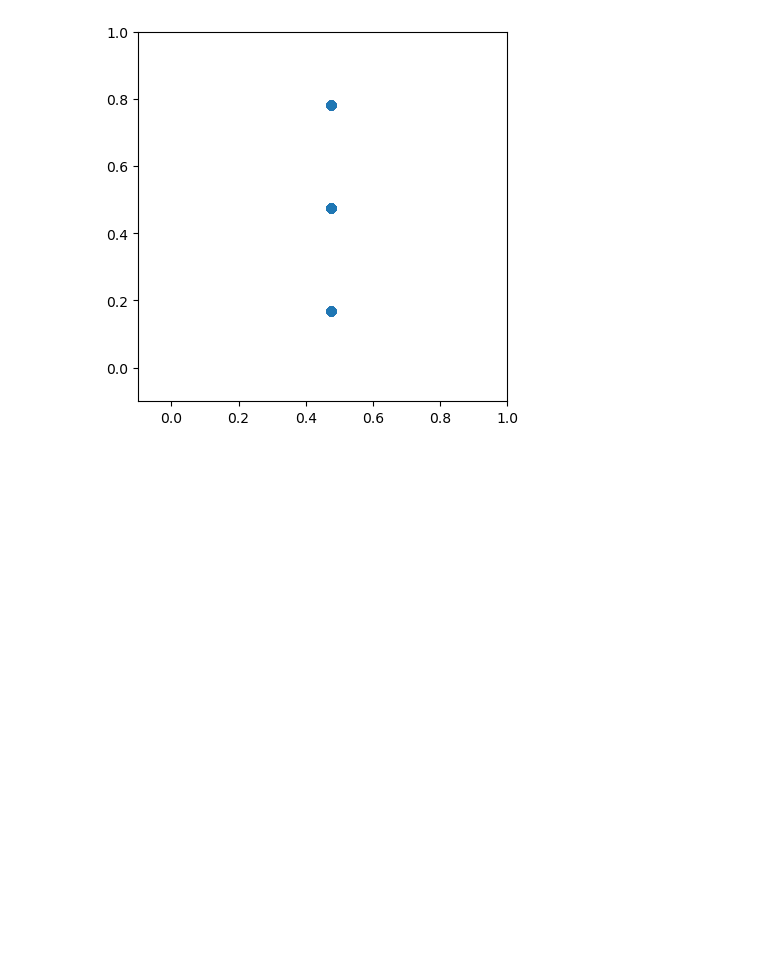
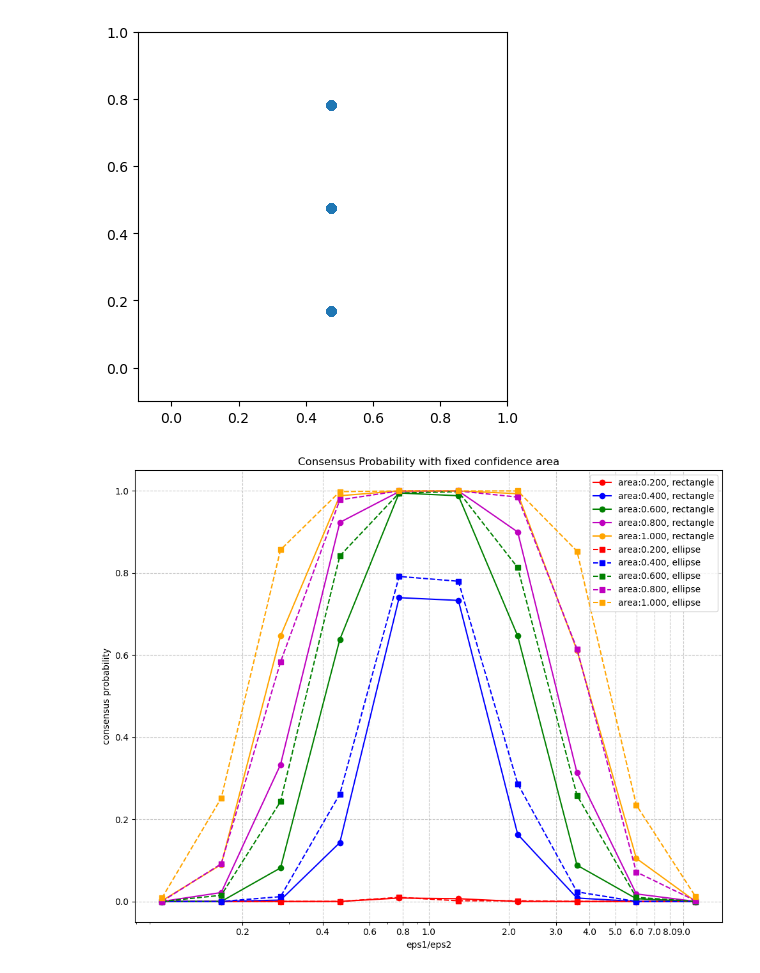
Before and after one commit to ash00748/Hegselmann-Krause-project, a Jupyter notebook: 2d HK/2dHK_confidence_forms.ipynb, the cells around one changed output. Saved outputs shown, nothing was run; the diff lists cells and outputs as text; code cells hidden in the pictures; blank space fills up the shorter version.

```diff
--- a/2d HK/2dHK_confidence_forms.ipynb
+++ b/2d HK/2dHK_confidence_forms.ipynb
@@ -403,0 +439,5 @@ draw_HK_2D_simulation(res_arr,N=N, R=(round(R[0], 3), round(R[1], 3)),text=f'{ro
+# %%
+for s in area_map.keys():
+    arr = area_map[s]
+    if len(arr)>2:
+        print(s, arr)
@@ -405,3 +521,13 @@ draw_HK_2D_simulation(res_arr,N=N, R=(round(R[0], 3), round(R[1], 3)),text=f'{ro
 animate_HK_2D_simulation(res_arr, f"{round_nei.__name__}.gif")
 # %% [output]
 [figure]
+# %%
+def rectangle_generate_eps1_eps2(s, k):
+    # s: target area
+    # k: eps1/eps2
+    return np.sqrt(k*s)/2, np.sqrt(s/k)/2
+
+def ellipse_generate_eps1_eps2(s, k):
+    # s: target area
+    # k: eps1/eps2
+    return np.sqrt(k*s/np.pi), np.sqrt(s/(np.pi*k))
@@ -407,0 +546,3 @@ animate_HK_2D_simulation(res_arr, f"{round_nei.__name__}.gif")
+# %%
+areas = np.linspace(0.2, 1.0, 5)
+fraction = np.logspace(-1, 1, 10)
@@ -407,0 +619,72 @@ animate_HK_2D_simulation(res_arr, f"{round_nei.__name__}.gif")
+# %%
+import pandas as pd
+import matplotlib.ticker as ticker
+import matplotlib.pyplot as plt
+import adjustText
+import textalloc as ta
+import numpy as np
+import matplotlib as mpl
+
+# Your list of points
+R_arrays = np.array([R_array_rec, R_array_eli])
+names = ["rectangle", "ellipse"]
+area_coefs = [4, np.pi]
+markers = ["-o", "--s"]
+n_areas = areas.shape[0]
+colors_arrays = [
+   ['r', 'b', 'g', 'm', 'orange'],
+   ['r', 'b', 'g', 'm', 'orange']
+]
+n_area_points = R_arrays.shape[1] // n_areas
+ax = plt.figure(figsize=(10, 8))
+color_counter = 0
+for shape_type in [0, 1]:
+    name = names[shape_type]
+    pts = R_arrays[shape_type]
+    coef = area_coefs[shape_type]
+    marker = markers[shape_type]
+    colors = colors_arrays[shape_type]
+    df = consensus_data.query('N == @N and confidence == @name')
+    texts=[]
+
+    for area_id in range(n_areas):
+        points = pts[area_id * n_area_points:(area_id + 1) * n_area_points]
+        color = colors[color_counter % len(colors)]
+        color_counter += 1
+        consensus_values = []
+        # Find matching values in the dataframe
+        for eps1, eps2 in points:
+            # Find the matching row in dataframe d
+            mask = (df['eps1'] == eps1) & (df['eps2'] == eps2)
+            if any(mask):
+                consensus_values.append(df[mask]['consensus_probabity'].values[0]/df[mask]['simulation_count'].values[0])
+            else:
+                print(f"No match found for eps1={eps1}, eps2={eps2}")
+        area = points[0][0] * points[0][1]
+        # Create the plot
+        plt.plot([p[0] / p[1] for p in points], consensus_values, marker, label=f"area:{area*coef:.3f}, {name}", color = color)
+        # ax.plot3D([p[0] for p in points], [p[1] for p in points], consensus_values, marker='o', label=f"area:{square}")
+
+    #     for i,((eps1, eps2), cons_prob) in enumerate(zip(points, consensus_values)):
+    #         text = plt.text(eps1 / eps2, cons_prob,
+    #                 f'({eps1}, {eps2})', color=color)
+    #         texts.append(text)
+
+
+    # adjustText.adjust_text(texts, arrowprops=dict(arrowstyle="->", color='k', lw=1, alpha=0.5), avoid_self=False)
+    # Add labels and title
+plt.xlabel('eps1/eps2')
+plt.xscale('log')
+# plt.xticks(np.arange(1, 10))
+plt.ylabel('consensus probability')
+plt.title(f'Consensus Probability with fixed confidence area')
+plt.xticks(np.append(np.arange(0.2, 1, 0.2), np.arange(1, 10, 1)))
+plt.gca().xaxis.set_major_formatter(ticker.ScalarFormatter())
+# Add grid
+plt.grid(True, linestyle='--', alpha=0.7)
+
+plt.legend(loc='best')
+plt.tight_layout()
+plt.show()
+# %% [output]
+[figure, added]
```
Also changed, not shown: parts of 32 cells of this notebook, 1 other file.
